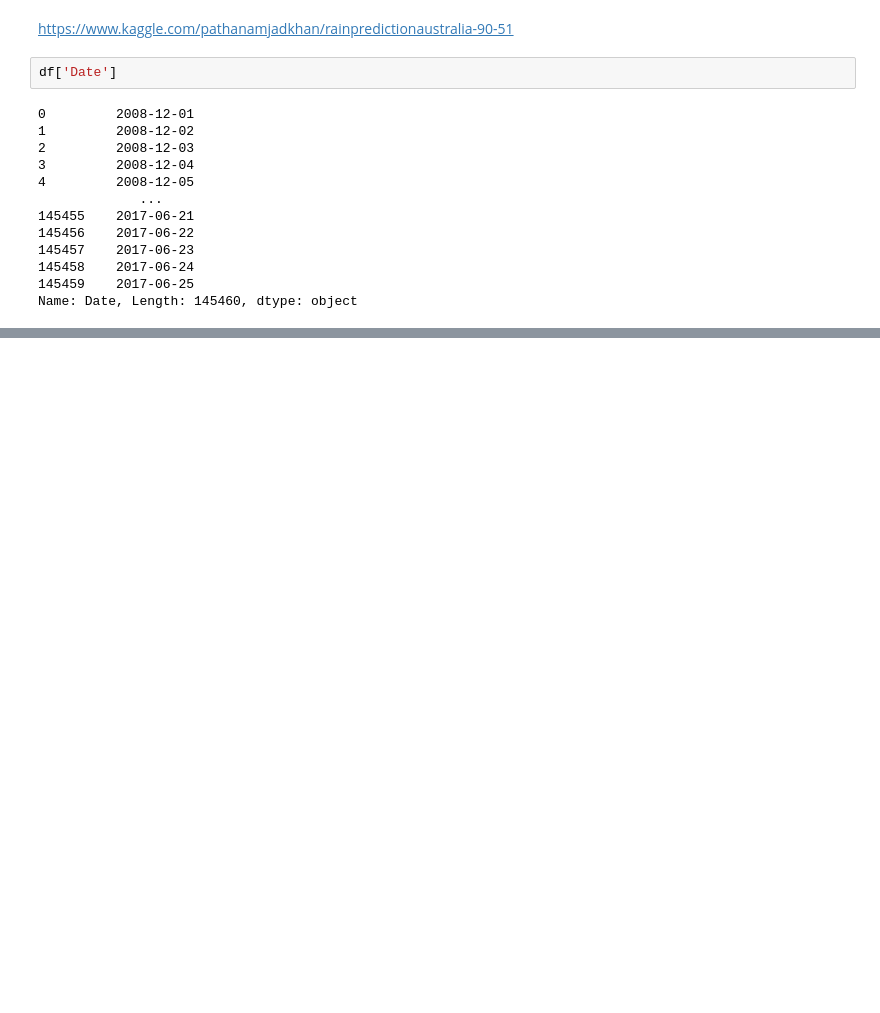
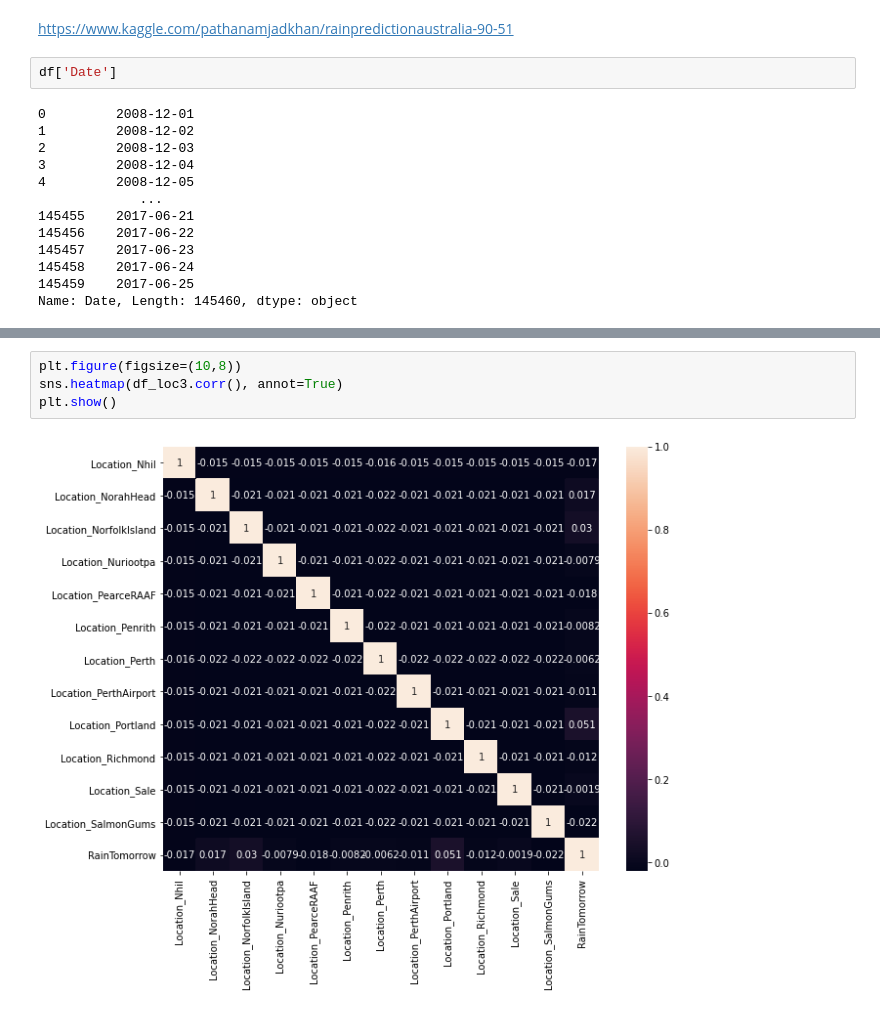
Before and after one commit to HelennaConstantia/PYTN_KampusMerdeka_FP2, a Jupyter notebook: PYTN_KampusMerdeka_fp2_Helenna-Constantia.ipynb, the cells around one changed output, grey strips where cells are left out. Cells and saved outputs as stored; diff of their text form; blank space fills up the shorter version.

```diff
--- a/PYTN_KampusMerdeka_fp2_Helenna-Constantia.ipynb
+++ b/PYTN_KampusMerdeka_fp2_Helenna-Constantia.ipynb
@@ -243,0 +372,6 @@ NameError: name 'second_column' is not defined
+# %%
+plt.figure(figsize=(10,8))
+sns.heatmap(df_loc3.corr(), annot=True)
+plt.show()
+# %% [output]
+[figure, added]
```
Also changed, not shown: parts of 29 cells of this notebook.
